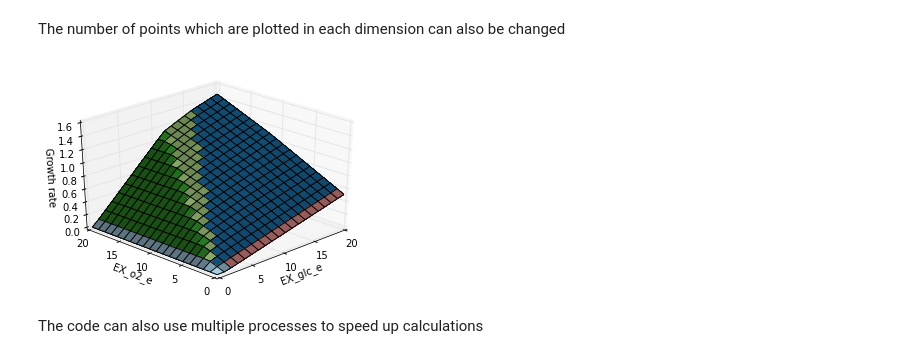
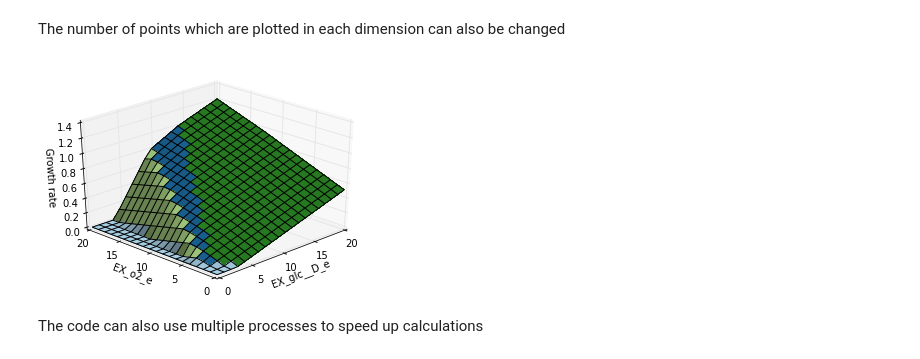
Before and after one commit to opencobra/cobrapy, a Jupyter notebook: documentation_builder/phenotype_phase_plane.ipynb, the cells around one changed output. Saved outputs shown, nothing was run; the diff lists cells and outputs as text; code cells hidden in the pictures.

Commit message:
update documentation
Big update to documentation. Examples now use new textbook model.

Also add documentation for solver API

Also fixes #166

```diff
--- a/documentation_builder/phenotype_phase_plane.ipynb
+++ b/documentation_builder/phenotype_phase_plane.ipynb
@@ -7,11 +7,9 @@ Load iJO1366 as a test model and import cobra
 # %%
+%matplotlib inline
 from time import time
 
-import cobra
-from cobra.test import ecoli_pickle, create_test_model
 
-from cobra.flux_analysis.phenotype_phase_plane import \
-    calculate_phenotype_phase_plane
+import cobra.test
+from cobra.flux_analysis import calculate_phenotype_phase_plane
 
-model = create_test_model(ecoli_pickle)
-model
+model = cobra.test.create_test_model("textbook")
@@ -37,11 +31,11 @@ data.plot_matplotlib("Dark2");
 # %% [markdown]
 The number of points which are plotted in each dimension can also be changed
 # %%
-calculate_phenotype_phase_plane(model, "EX_glc_e", "EX_o2_e",
+calculate_phenotype_phase_plane(model, "EX_glc__D_e", "EX_o2_e",
                                 reaction1_npoints=20,
                                 reaction2_npoints=20).plot_matplotlib();
 # %% [output]
-[figure, old version]
+[figure, new version]
 # %% [markdown]
 The code can also use multiple processes to speed up calculations
 # %%
```
Also changed, not shown: parts of 9 cells of this notebook, 59 other files.
